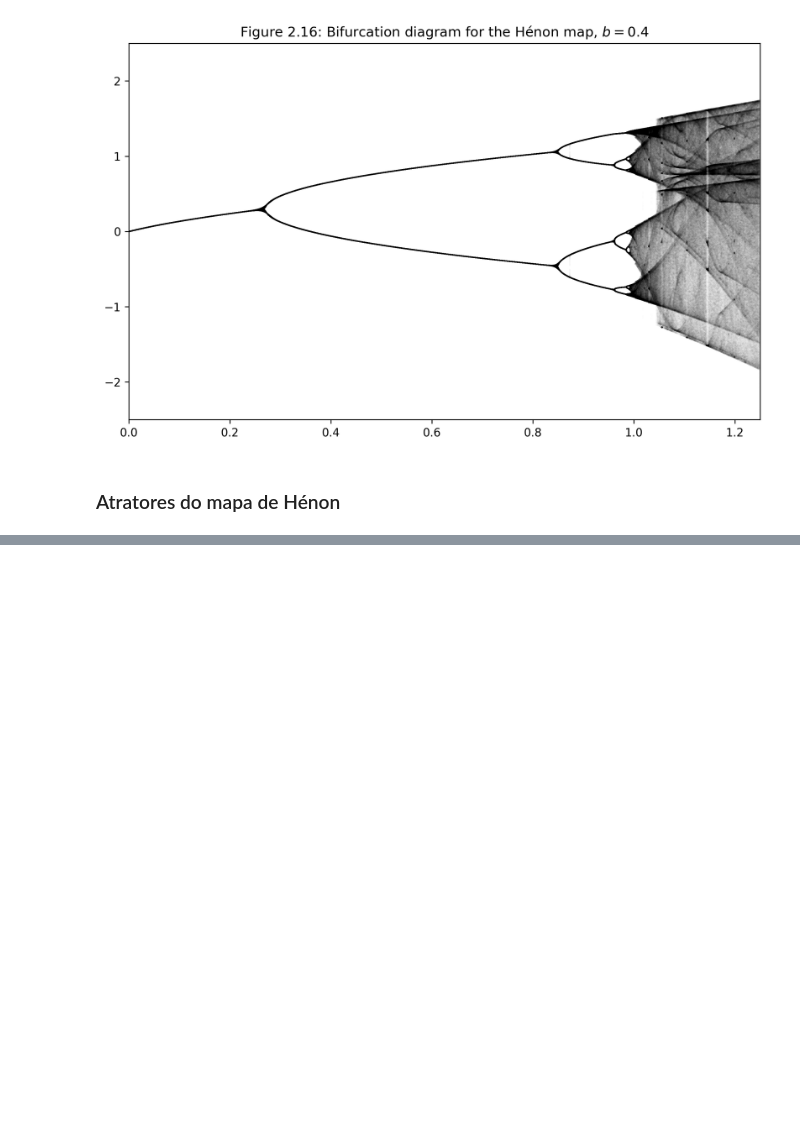
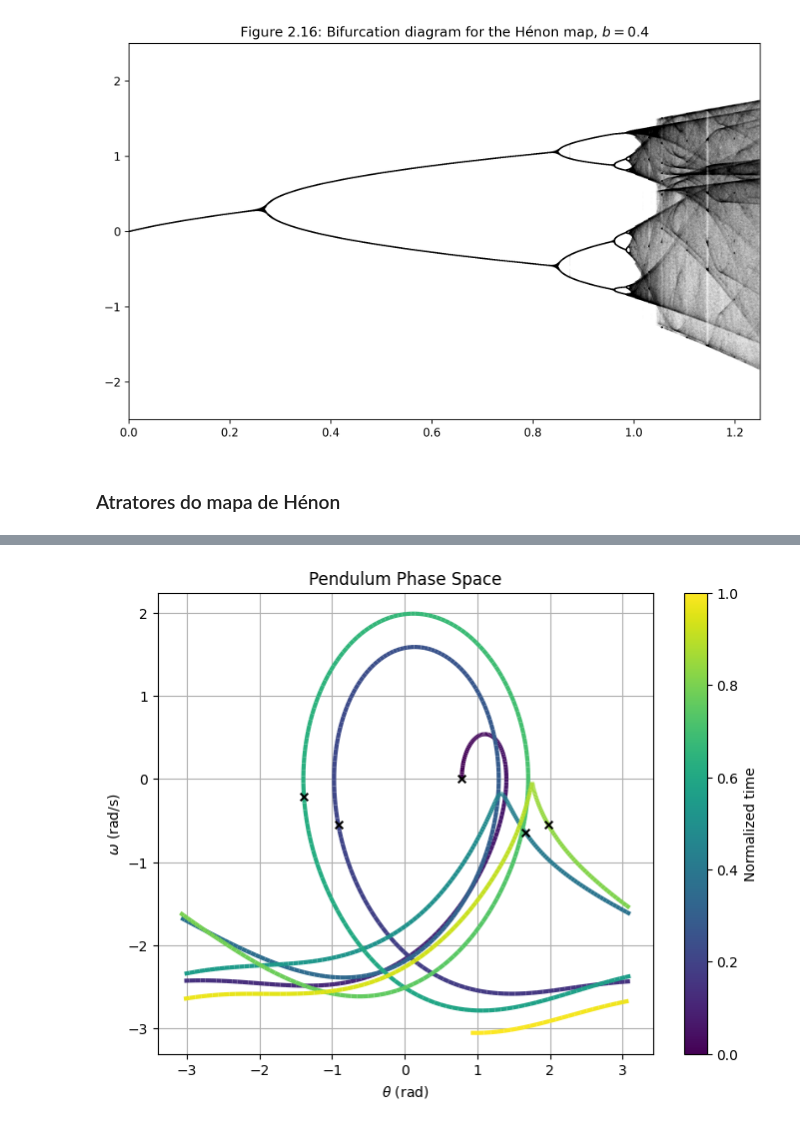
Before and after one commit to vini-fda/FM_223_Lista2, a Jupyter notebook: lista2.ipynb, the cells around one changed output, grey strips where cells are left out. Saved outputs shown, nothing was run; the diff lists cells and outputs as text; code cells hidden in the pictures; blank space fills up the shorter version.

```diff
--- a/lista2.ipynb
+++ b/lista2.ipynb
@@ -170,0 +279,23 @@ plt.show()
+# %%
+# plot phase space
+# x = theta, y = theta_dot
+
+# get discrete time points spaced by 2pi
+# by slicing the time array t
+# and plot theta, theta_dot at these points
+m = int(2*np.pi / (t[-1] - t[0]) * t.size)
+
+normalized_time = t / t[-1]
+# filter NaN
+normalized_time[pos] = 0.0
+
+fig, ax = plt.subplots(figsize=(8, 6))
+colorline(theta, theta_dot, normalized_time, cmap=cm.viridis)
+ax.scatter(theta[::m], theta_dot[::m], s=30,c='black',marker='x',zorder=2)
+ax.set_xlabel('$\\theta$ (rad)')
+ax.set_ylabel('$\\omega$ (rad/s)')
+ax.set_title('Pendulum Phase Space')
+ax.grid()
+plt.show()
+# %% [output]
+[figure, added]
```
Also changed, not shown: parts of 7 cells of this notebook.
